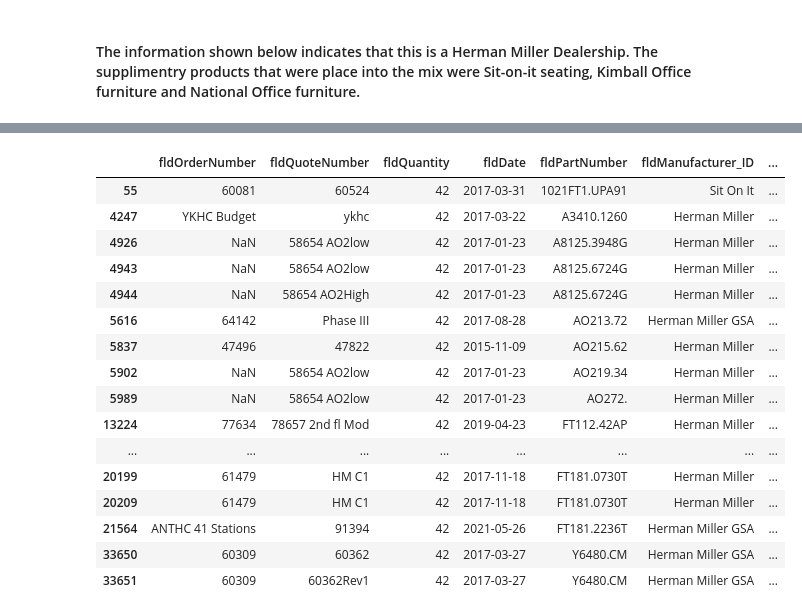
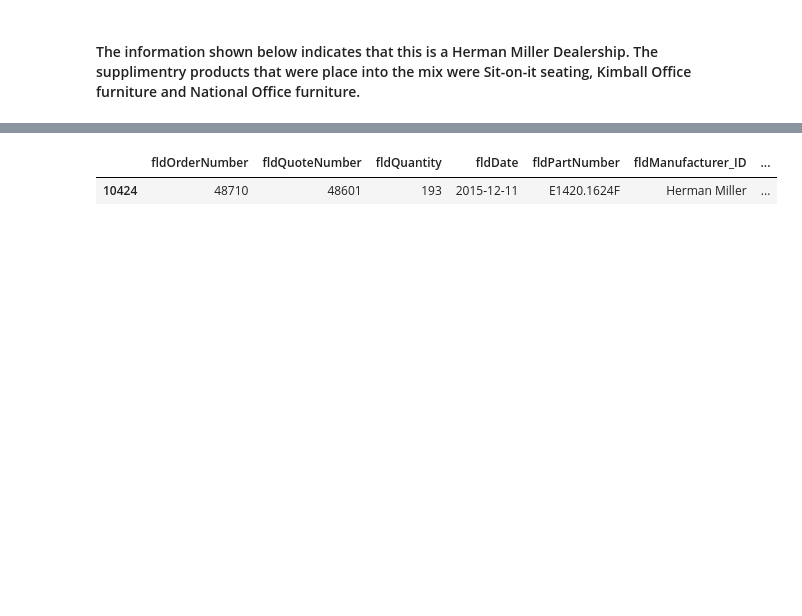
Before and after one commit to Alum-Truetime/OHMS_Data_Analysis, a Jupyter notebook: OHMS_Python/Capstone_Data_Analysis.ipynb, the cells around one changed output, grey strips where cells are left out. Saved outputs shown, nothing was run; the diff lists cells and outputs as text; code cells hidden in the pictures; blank space fills up the shorter version.

```diff
--- a/OHMS_Python/Capstone_Data_Analysis.ipynb
+++ b/OHMS_Python/Capstone_Data_Analysis.ipynb
@@ -137,20 +137,5 @@ Text(0.5, 0, 'count of Quantities Quoted per line')
 # %%
-df.query('fldQuantity == 42')
+df.query('fldQuantity == 193')
 # %% [output]
 |  | fldOrderNumber | fldQuoteNumber | fldQuantity | fldDate | fldPartNumber | fldManufacturer_ID | ... |
-| 55 | 60081 | 60524 | 42 | 2017-03-31 | 1021FT1.UPA91 | Sit On It | ... |
-| 4247 | YKHC Budget | ykhc | 42 | 2017-03-22 | A3410.1260 | Herman Miller | ... |
-| 4926 | NaN | 58654 AO2low | 42 | 2017-01-23 | A8125.3948G | Herman Miller | ... |
-| 4943 | NaN | 58654 AO2low | 42 | 2017-01-23 | A8125.6724G | Herman Miller | ... |
-| 4944 | NaN | 58654 AO2High | 42 | 2017-01-23 | A8125.6724G | Herman Miller | ... |
-| 5616 | 64142 | Phase III | 42 | 2017-08-28 | AO213.72 | Herman Miller GSA | ... |
-| 5837 | 47496 | 47822 | 42 | 2015-11-09 | AO215.62 | Herman Miller | ... |
-| 5902 | NaN | 58654 AO2low | 42 | 2017-01-23 | AO219.34 | Herman Miller | ... |
-| 5989 | NaN | 58654 AO2low | 42 | 2017-01-23 | AO272. | Herman Miller | ... |
-| 13224 | 77634 | 78657 2nd fl Mod | 42 | 2019-04-23 | FT112.42AP | Herman Miller | ... |
-| ... | ... | ... | ... | ... | ... | ... | ... |
-| 20199 | 61479 | HM C1 | 42 | 2017-11-18 | FT181.0730T | Herman Miller | ... |
-| 20209 | 61479 | HM C1 | 42 | 2017-11-18 | FT181.0730T | Herman Miller | ... |
-| 21564 | ANTHC 41 Stations | 91394 | 42 | 2021-05-26 | FT181.2236T | Herman Miller GSA | ... |
-| 33650 | 60309 | 60362 | 42 | 2017-03-27 | Y6480.CM | Herman Miller GSA | ... |
-| 33651 | 60309 | 60362Rev1 | 42 | 2017-03-27 | Y6480.CM | Herman Miller GSA | ... |
+| 10424 | 48710 | 48601 | 193 | 2015-12-11 | E1420.1624F | Herman Miller | ... |
```
Also changed, not shown: parts of 8 cells of this notebook, 1 other file.
